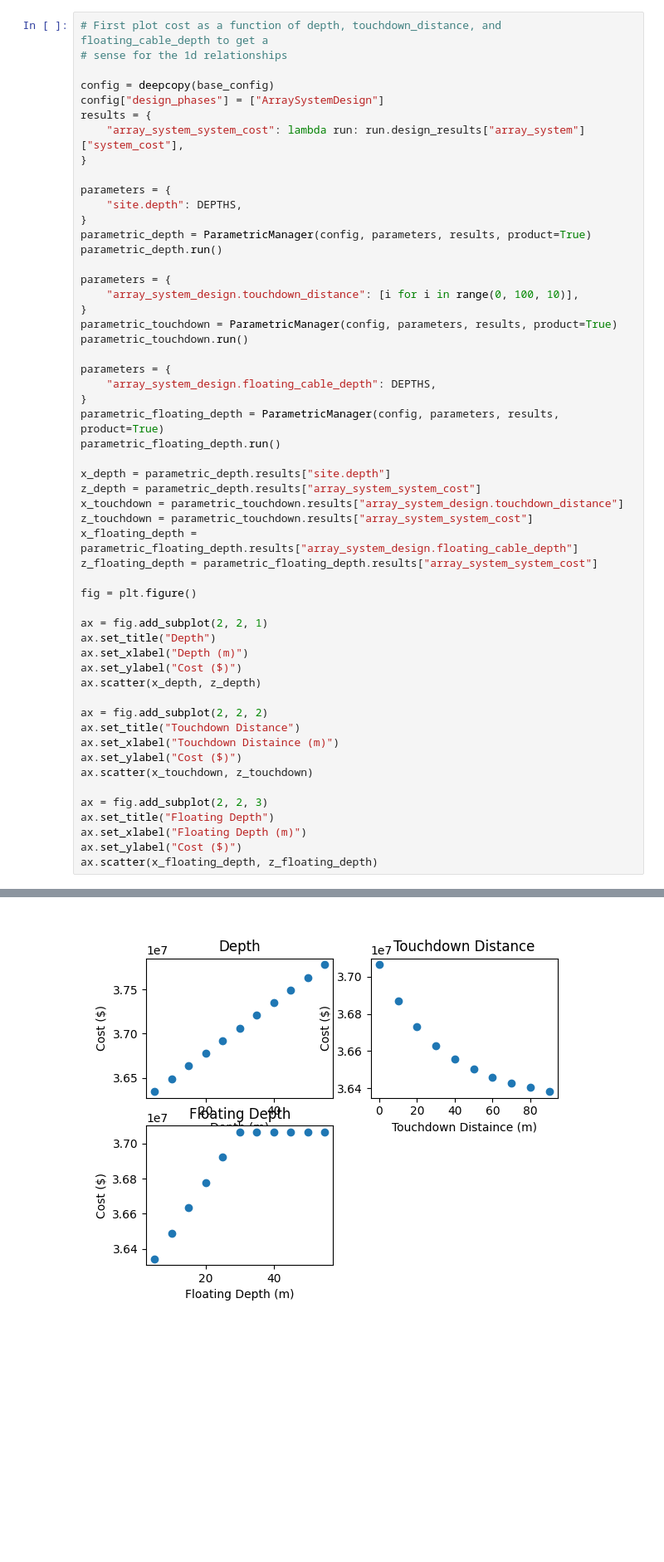
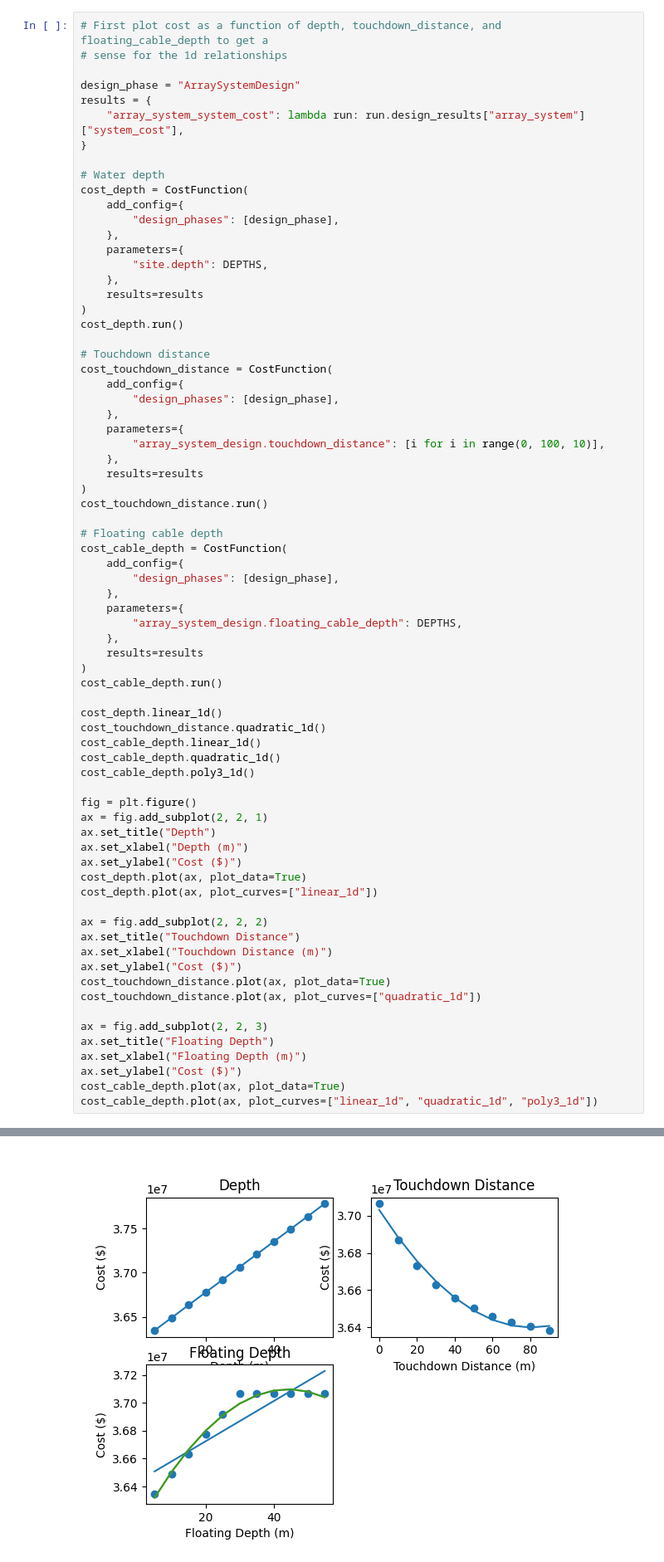
Before and after one commit to WISDEM/ORBIT, a Jupyter notebook: examples/cost_curves.ipynb, the cells around one changed output, grey strips where cells are left out. Shown at 83% size. Saved outputs shown, nothing was run; the diff lists cells and outputs as text; blank space fills up the shorter version.

```diff
--- a/examples/cost_curves.ipynb
+++ b/examples/cost_curves.ipynb
@@ -345,54 +506,72 @@ dependent parameters:
 # First plot cost as a function of depth, touchdown_distance, and floating_cable_depth to get a
 # sense for the 1d relationships
 
-config = deepcopy(base_config)
-config["design_phases"] = ["ArraySystemDesign"]
+design_phase = "ArraySystemDesign"
 results = {
     "array_system_system_cost": lambda run: run.design_results["array_system"]["system_cost"],
 }
 
-parameters = {
-    "site.depth": DEPTHS,
-}
-parametric_depth = ParametricManager(config, parameters, results, product=True)
-parametric_depth.run()
+# Water depth
+cost_depth = CostFunction(
+    add_config={
+        "design_phases": [design_phase],
+    },
+    parameters={
+        "site.depth": DEPTHS,
+    },
+    results=results
+)
+cost_depth.run()
 
-parameters = {
-    "array_system_design.touchdown_distance": [i for i in range(0, 100, 10)],
-}
-parametric_touchdown = ParametricManager(config, parameters, results, product=True)
-parametric_touchdown.run()
+# Touchdown distance
+cost_touchdown_distance = CostFunction(
+    add_config={
+        "design_phases": [design_phase],
+    },
+    parameters={
+        "array_system_design.touchdown_distance": [i for i in range(0, 100, 10)],
+    },
+    results=results
+)
+cost_touchdown_distance.run()
 
-parameters = {
-    "array_system_design.floating_cable_depth": DEPTHS,
-}
-parametric_floating_depth = ParametricManager(config, parameters, results, product=True)
-parametric_floating_depth.run()
+# Floating cable depth
+cost_cable_depth = CostFunction(
+    add_config={
+        "design_phases": [design_phase],
+    },
+    parameters={
+        "array_system_design.floating_cable_depth": DEPTHS,
+    },
+    results=results
+)
+cost_cable_depth.run()
 
-x_depth = parametric_depth.results["site.depth"]
-z_depth = parametric_depth.results["array_system_system_cost"]
-x_touchdown = parametric_touchdown.results["array_system_design.touchdown_distance"]
-z_touchdown = parametric_touchdown.results["array_system_system_cost"]
-x_floating_depth = parametric_floating_depth.results["array_system_design.floating_cable_depth"]
-z_floating_depth = parametric_floating_depth.results["array_system_system_cost"]
+cost_depth.linear_1d()
+cost_touchdown_distance.quadratic_1d()
+cost_cable_depth.linear_1d()
+cost_cable_depth.quadratic_1d()
+cost_cable_depth.poly3_1d()
 
 fig = plt.figure()
-
 ax = fig.add_subplot(2, 2, 1)
 ax.set_title("Depth")
 ax.set_xlabel("Depth (m)")
 ax.set_ylabel("Cost ($)")
-ax.scatter(x_depth, z_depth)
+cost_depth.plot(ax, plot_data=True)
+cost_depth.plot(ax, plot_curves=["linear_1d"])
 
 ax = fig.add_subplot(2, 2, 2)
 ax.set_title("Touchdown Distance")
-ax.set_xlabel("Touchdown Distaince (m)")
+ax.set_xlabel("Touchdown Distance (m)")
 ax.set_ylabel("Cost ($)")
-ax.scatter(x_touchdown, z_touchdown)
+cost_touchdown_distance.plot(ax, plot_data=True)
+cost_touchdown_distance.plot(ax, plot_curves=["quadratic_1d"])
 
 ax = fig.add_subplot(2, 2, 3)
 ax.set_title("Floating Depth")
 ax.set_xlabel("Floating Depth (m)")
 ax.set_ylabel("Cost ($)")
-ax.scatter(x_floating_depth, z_floating_depth)
+cost_cable_depth.plot(ax, plot_data=True)
+cost_cable_depth.plot(ax, plot_curves=["linear_1d", "quadratic_1d", "poly3_1d"])
 # %% [output]
@@ -400 +578 @@ ax.scatter(x_floating_depth, z_floating_depth)
-[figure, old version]
+[figure, new version]
```
Also changed, not shown: parts of 15 cells of this notebook.
